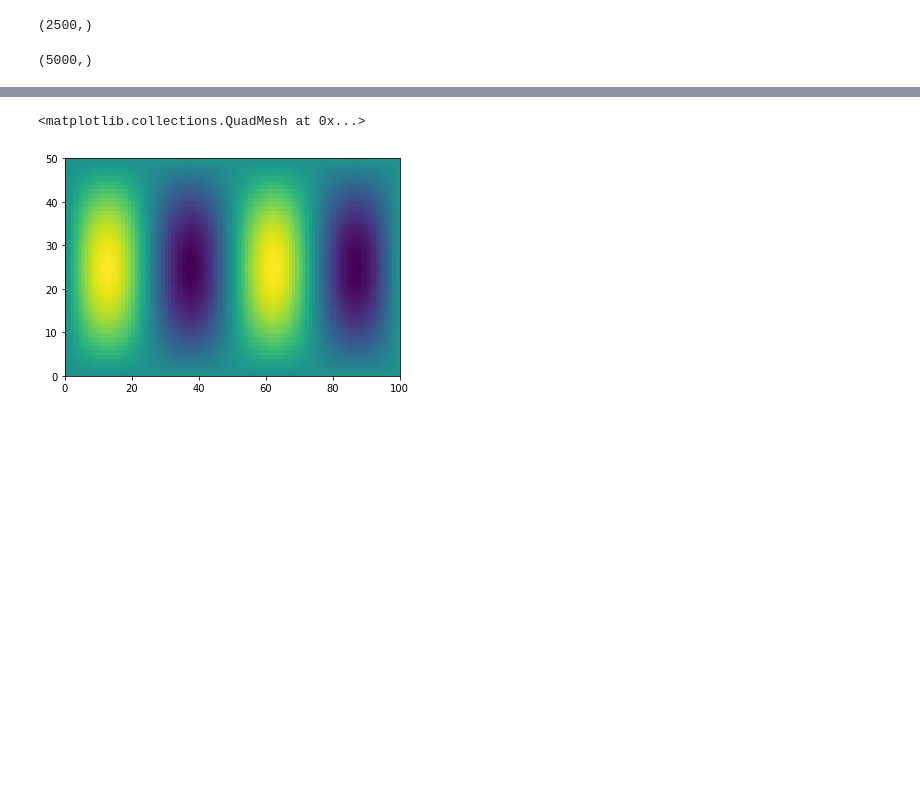
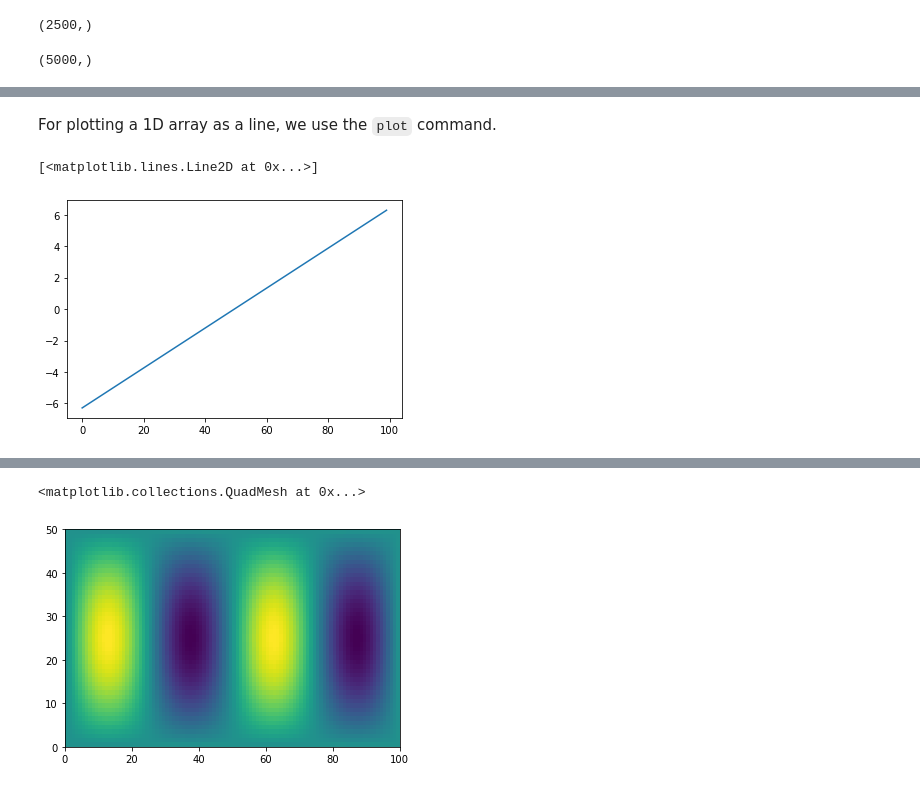
Before and after one commit to earth-env-data-science/earth-env-data-science-book, a Jupyter notebook: src/lectures/basic_scipy/numpy_and_matplotlib.ipynb, the cells around one changed output, grey strips where cells are left out. Drawn from its saved outputs; the diff is of its cells as text; code cells hidden in the pictures; blank space fills up the shorter version.

```diff
--- a/src/lectures/basic_scipy/numpy_and_matplotlib.ipynb
+++ b/src/lectures/basic_scipy/numpy_and_matplotlib.ipynb
@@ -172,0 +215,7 @@ xx.ravel().shape
+# %% [markdown]
+For plotting a 1D array as a line, we use the `plot` command.
+# %%
+plt.plot(x)
+# %% [output]
+[<matplotlib.lines.Line2D at 0x...>]
+[figure, added]
```
Also changed, not shown: parts of 82 cells of this notebook.
